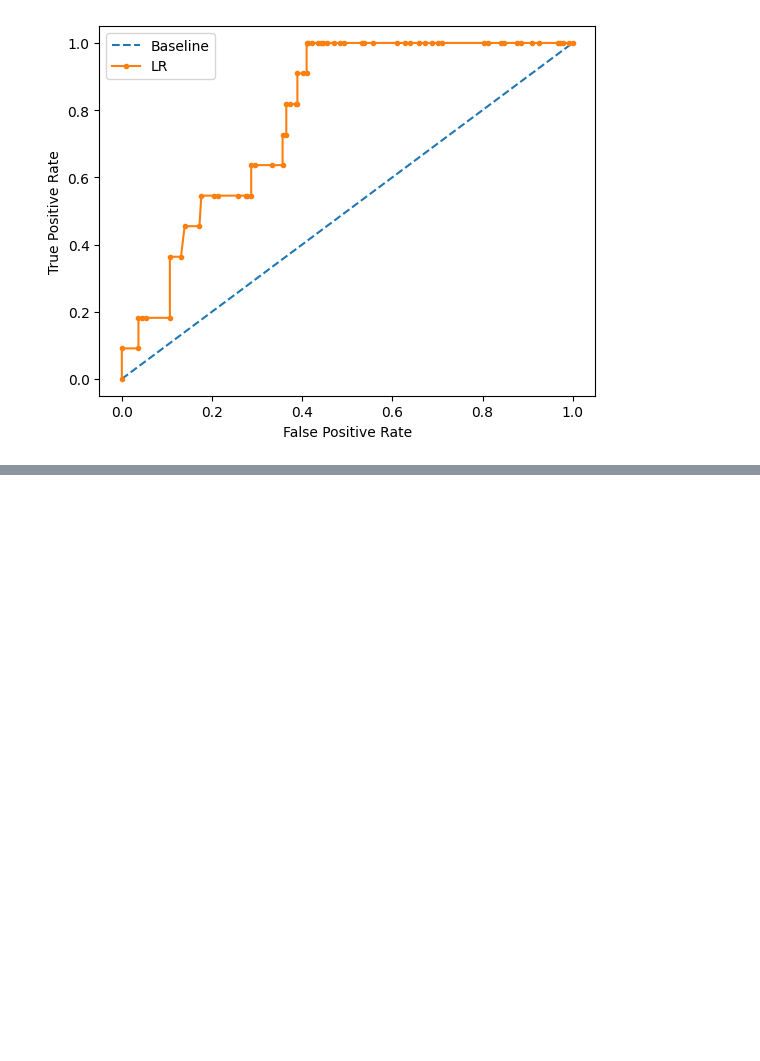
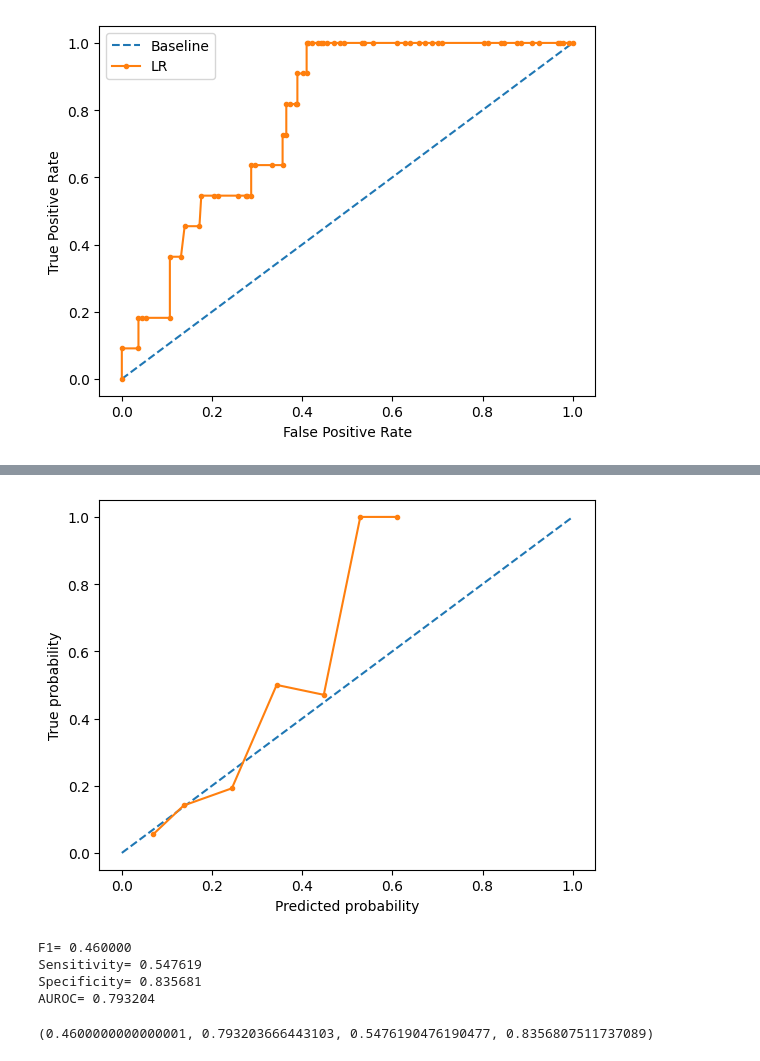
Before and after one commit to kk262626/predicting_suicidality, a Jupyter notebook: LR_Threshs.ipynb, the cells around one changed output, grey strips where cells are left out. Cells and saved outputs as stored; diff of their text form; code cells hidden in the pictures; blank space fills up the shorter version.

```diff
--- a/LR_Threshs.ipynb
+++ b/LR_Threshs.ipynb
@@ -429,0 +500,12 @@ Text(0, 0.5, 'True Positive Rate')
+# %%
+ccurve(y15, yprob)
+# %% [output]
+[figure, added]
+# %%
+eval(y15, yprob, best_thresh)
+# %% [output]
+F1= 0.460000
+Sensitivity= 0.547619
+Specificity= 0.835681
+AUROC= 0.793204
+(0.4600000000000001, 0.793203666443103, 0.5476190476190477, 0.8356807511737089)
```
Also changed, not shown: parts of 15 cells of this notebook.
